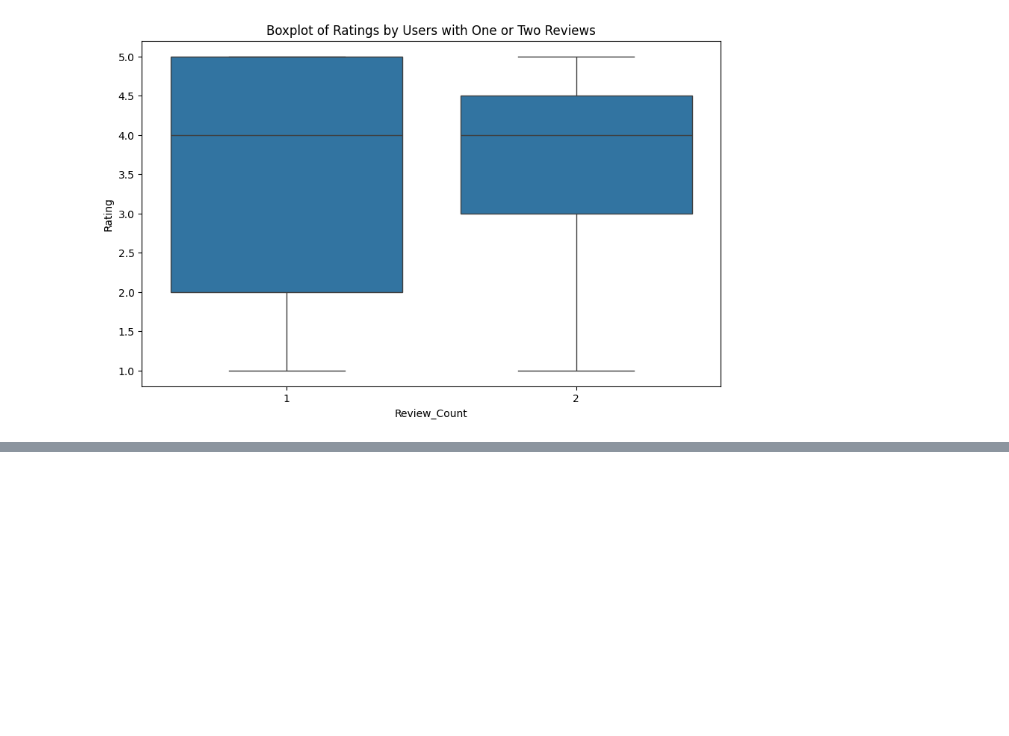
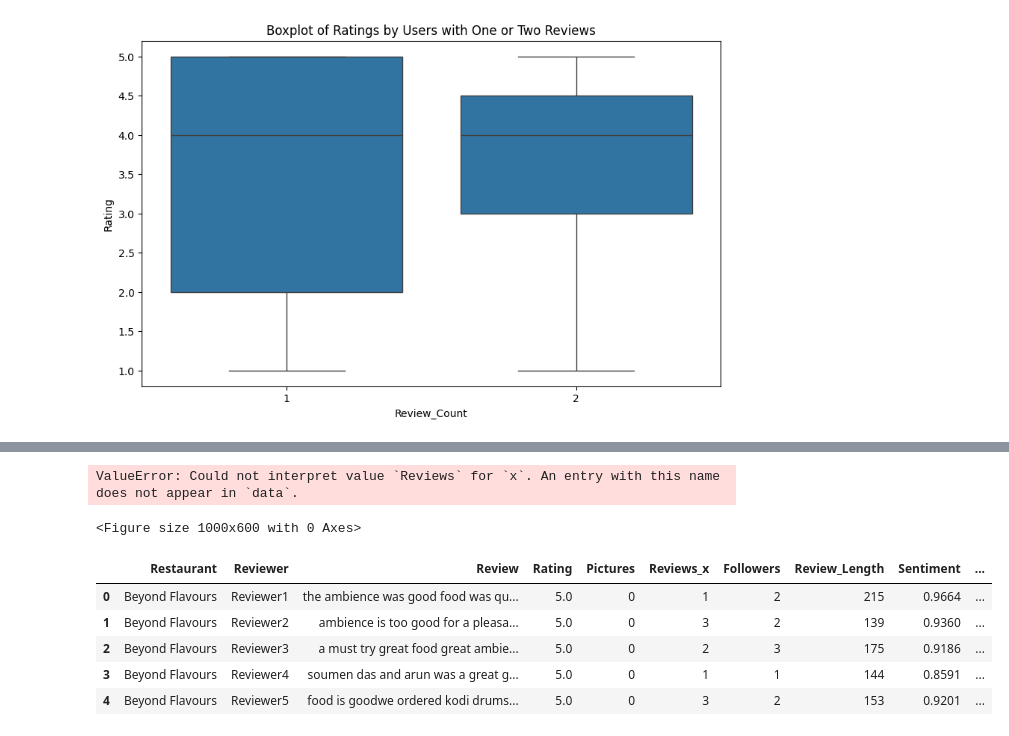
Before and after one commit to Abdo-199/10000_Restaurant_reviews, a Jupyter notebook: eda_resturant.ipynb, the cells around one changed output, grey strips where cells are left out. Cells and saved outputs as stored; diff of their text form; code cells hidden in the pictures; blank space fills up the shorter version.

```diff
--- a/eda_resturant.ipynb
+++ b/eda_resturant.ipynb
@@ -244,0 +330,24 @@ plt.show()
+# %%
+user_review_counts = df['Reviewer'].value_counts().reset_index()
+user_review_counts.columns = ['Reviewer', 'Reviews']
+data = df.merge(user_review_counts, on='Reviewer')
+
+plt.figure(figsize=(10, 6))
+sns.boxplot(x='Reviews', y='Rating', data=data)
+plt.xlabel('Number of Reviews by User')
+plt.ylabel('Average Rating')
+plt.title('Relationship between Number of Reviews by User and Rating')
+plt.show()
+# %% [output]
+ValueError: Could not interpret value `Reviews` for `x`. An entry with this name does not appear in `data`.
+<Figure size 1000x600 with 0 Axes>
+# %%
+data.head(
+)
+# %% [output]
+|  | Restaurant | Reviewer | Review | Rating | Pictures | Reviews_x | Followers | Review_Length | Sentiment | ... |
+| 0 | Beyond Flavours | Reviewer1 | the ambience was good food was qu... | 5.0 | 0 | 1 | 2 | 215 | 0.9664 | ... |
+| 1 | Beyond Flavours | Reviewer2 | ambience is too good for a pleasa... | 5.0 | 0 | 3 | 2 | 139 | 0.9360 | ... |
+| 2 | Beyond Flavours | Reviewer3 | a must try great food great ambie... | 5.0 | 0 | 2 | 3 | 175 | 0.9186 | ... |
+| 3 | Beyond Flavours | Reviewer4 | soumen das and arun was a great g... | 5.0 | 0 | 1 | 1 | 144 | 0.8591 | ... |
+| 4 | Beyond Flavours | Reviewer5 | food is goodwe ordered kodi drums... | 5.0 | 0 | 3 | 2 | 153 | 0.9201 | ... |
```
Also changed, not shown: parts of 8 cells of this notebook.
